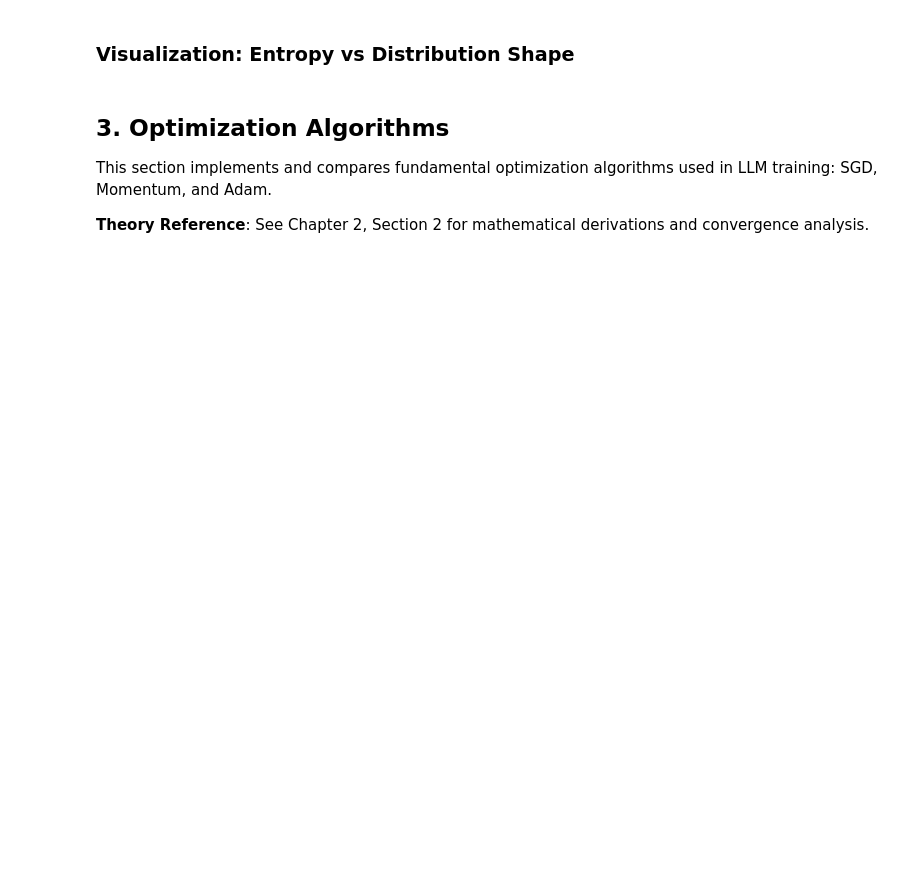
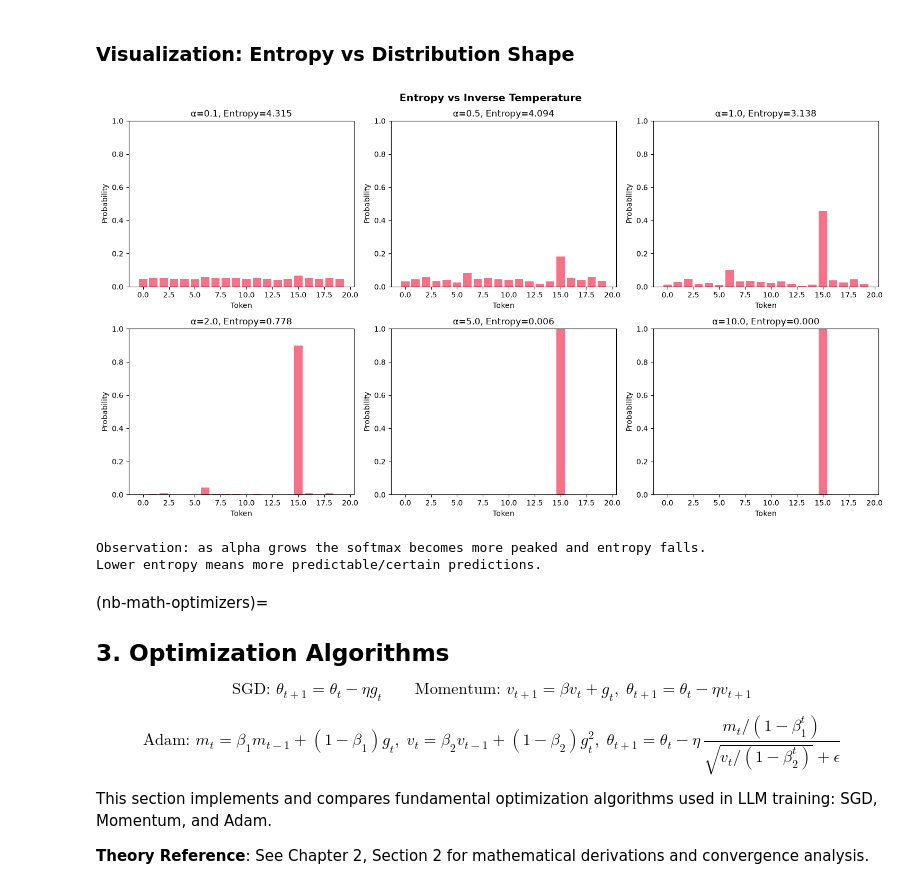
Before and after one commit to Beaker12/llmatlas, a Jupyter notebook: chapters/02-mathematics/examples/mathematical_foundations_demo.ipynb, the cells around one changed output. Cells and saved outputs as stored; diff of their text form; code cells hidden in the pictures; blank space fills up the shorter version.

```diff
--- a/chapters/02-mathematics/examples/mathematical_foundations_demo.ipynb
+++ b/chapters/02-mathematics/examples/mathematical_foundations_demo.ipynb
@@ -94,9 +75,9 @@ Understanding probability distributions and information theory is fundamental to
 # %%
 def entropy(probs: torch.Tensor, eps: float = 1e-8) -> torch.Tensor:
     """
-    Compute Shannon entropy of probability distribution.
+    Compute Shannon entropy of probability distribution, in bits.
 
-    H(X) = -∑ P(x) log P(x)
+    H(X) = -∑ P(x) log₂ P(x)
 
     Args:
         probs: Probability distribution [batch_size, num_classes]
@@ -105,7 +86,7 @@ def entropy(probs: torch.Tensor, eps: float = 1e-8) -> torch.Tensor:
     Returns:
         Entropy values [batch_size]
     """
-    return -torch.sum(probs * torch.log(probs + eps), dim=-1)
+    return -torch.sum(probs * torch.log2(probs + eps), dim=-1)
 
 
 def cross_entropy_loss(logits: torch.Tensor, targets: torch.Tensor) -> torch.Tensor:
@@ -129,7 +110,8 @@ def kl_divergence(p: torch.Tensor, q: torch.Tensor, eps: float = 1e-8) -> torch.
     """
     Compute Kullback-Leibler divergence between distributions.
 
-    D_KL(P || Q) = ∑ P(x) log(P(x) / Q(x))
+    D_KL(P || Q) = ∑ P(x) log₂(P(x) / Q(x)), in bits. Where Q(x) = 0 and P(x) > 0 the
+    true divergence is infinite; the eps clamp keeps it finite, so treat such values as 'very large'.
 
     Args:
         p: True distribution [batch_size, num_classes]
@@ -139,7 +121,7 @@ def kl_divergence(p: torch.Tensor, q: torch.Tensor, eps: float = 1e-8) -> torch.
     Returns:
         KL divergence values [batch_size]
     """
-    return torch.sum(p * torch.log((p + eps) / (q + eps)), dim=-1)
+    return torch.sum(p * torch.log2((p + eps) / (q + eps)), dim=-1)
 
 
 def perplexity(loss: torch.Tensor) -> torch.Tensor:
@@ -188,24 +170,27 @@ print("\nEntropy Analysis:")
 print(f"Uniform distribution entropy: {uniform_entropy[0]:.4f} bits")
 print(f"Peaked distribution entropy: {peaked_entropy[0]:.4f} bits")
 print(f"Uncertain distribution entropy: {uncertain_entropy[0]:.4f} bits")
-print(f"Maximum possible entropy (log {vocab_size}): {math.log(vocab_size):.4f} bits")
+print(f"Maximum possible entropy (log2 {vocab_size}): {math.log2(vocab_size):.4f} bits")
+assert abs(uniform_entropy[0].item() - math.log2(vocab_size)) < 1e-4, "uniform entropy must equal log2(V) bits"
 
 # Compute KL divergences
 kl_uniform_peaked = kl_divergence(uniform_dist, peaked_dist)
 kl_peaked_uniform = kl_divergence(peaked_dist, uniform_dist)
 
 print("\nKL Divergence (asymmetric):")
-print(f"D_KL(uniform || peaked): {kl_uniform_peaked[0]:.4f}")
-print(f"D_KL(peaked || uniform): {kl_peaked_uniform[0]:.4f}")
+print(f"D_KL(uniform || peaked): {kl_uniform_peaked[0]:.4f} bits")
+print(f"D_KL(peaked || uniform): {kl_peaked_uniform[0]:.4f} bits")
 print("Note: KL divergence is not symmetric!")
 
-# Simulate language model prediction
+# Simulate an UNTRAINED language model: random logits. Its cross-entropy is in nats
+# (F.nll_loss uses the natural log) and its perplexity is near the vocabulary size,
+# which is what 'no better than guessing' looks like.
 logits = torch.randn(batch_size, vocab_size)
 targets = torch.randint(0, vocab_size, (batch_size,))
 ce_loss = cross_entropy_loss(logits, targets)
 ppl = perplexity(ce_loss)
 
 print("\nLanguage Model Metrics:")
-print(f"Cross-entropy loss: {ce_loss:.4f}")
-print(f"Perplexity: {ppl:.4f}")
+print(f"Cross-entropy loss (nats): {ce_loss:.4f}")
+print(f"Perplexity of an untrained model (uniform would give {vocab_size}): {ppl:.4f}")
 print("=" * 60)
@@ -212,33 +216,44 @@ print("=" * 60)
 # %% [markdown]
 ### Visualization: Entropy vs Distribution Shape
 # %%
-# Create distributions with varying concentration
+# Create distributions with varying sharpness: alpha scales the logits (an inverse temperature),
+# so larger alpha gives a more peaked softmax on average.
 alphas = [0.1, 0.5, 1.0, 2.0, 5.0, 10.0]
 vocab_size = 20
 
+base_logits = torch.randn(vocab_size)  # same logits for every panel so only alpha changes
 fig, axes = plt.subplots(2, 3, figsize=(15, 8))
 axes = axes.flatten()
 
 for idx, alpha in enumerate(alphas):
-    # Create distribution with concentration parameter alpha
-    probs = torch.softmax(torch.randn(vocab_size) * alpha, dim=-1)
+    # Scale fixed random logits by alpha (inverse temperature)
+    probs = torch.softmax(base_logits * alpha, dim=-1)
     ent = entropy(probs.unsqueeze(0))[0].item()
 
     # Plot
     axes[idx].bar(range(vocab_size), probs.numpy())
     axes[idx].set_title(f'α={alpha}, Entropy={ent:.3f}')
     axes[idx].set_xlabel('Token')
     axes[idx].set_ylabel('Probability')
     axes[idx].set_ylim(0, 1)
 
 plt.tight_layout()
-plt.suptitle('Entropy vs Distribution Concentration', y=1.02, fontsize=14, fontweight='bold')
+plt.suptitle('Entropy vs Inverse Temperature', y=1.02, fontsize=14, fontweight='bold')
 plt.show()
 
-print("Observation: As distribution becomes more peaked (higher α), entropy decreases.")
+print("Observation: as alpha grows the softmax becomes more peaked and entropy falls.")
 print("Lower entropy means more predictable/certain predictions.")
+# %% [output]
+[figure, added]
+Observation: as alpha grows the softmax becomes more peaked and entropy falls.
+Lower entropy means more predictable/certain predictions.
 # %% [markdown]
+(nb-math-optimizers)=
 ## 3. Optimization Algorithms
+
+$$\text{SGD: } \theta_{t+1} = \theta_t - \eta g_t \qquad \text{Momentum: } v_{t+1} = \beta v_t + g_t,\; \theta_{t+1} = \theta_t - \eta v_{t+1}$$
+
+$$\text{Adam: } m_t = \beta_1 m_{t-1} + (1-\beta_1) g_t,\; v_t = \beta_2 v_{t-1} + (1-\beta_2) g_t^2,\; \theta_{t+1} = \theta_t - \eta\,\frac{m_t/(1-\beta_1^t)}{\sqrt{v_t/(1-\beta_2^t)} + \epsilon}$$
 
 This section implements and compares fundamental optimization algorithms used in LLM training: SGD, Momentum, and Adam.
 
```
Also changed, not shown: parts of 25 cells of this notebook.
